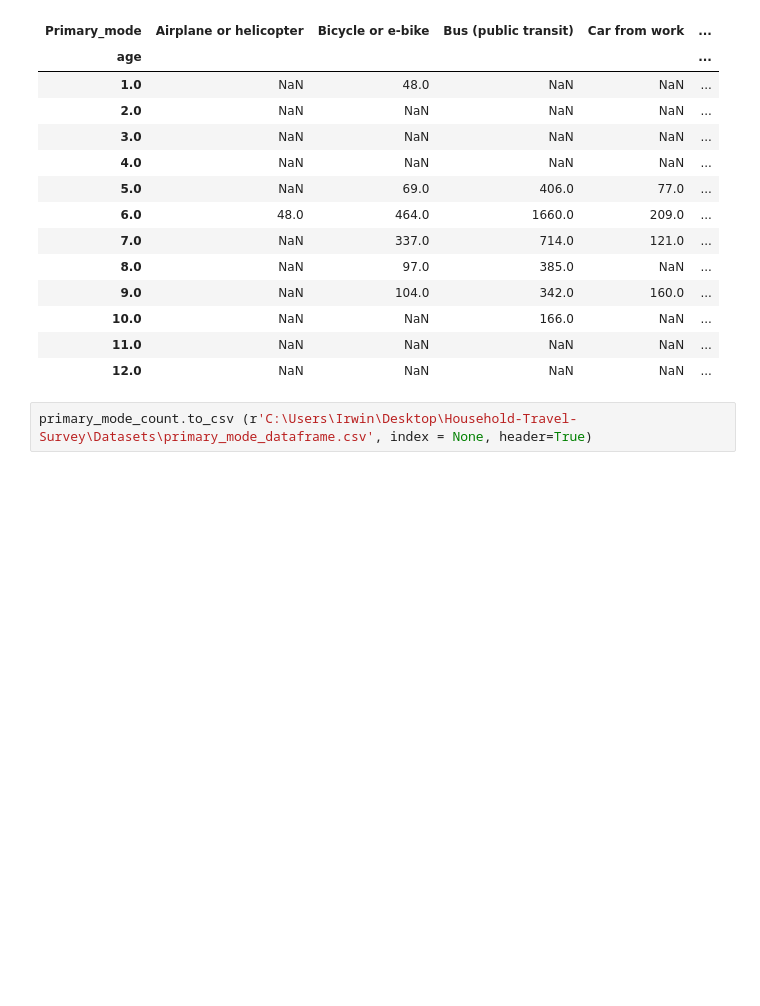
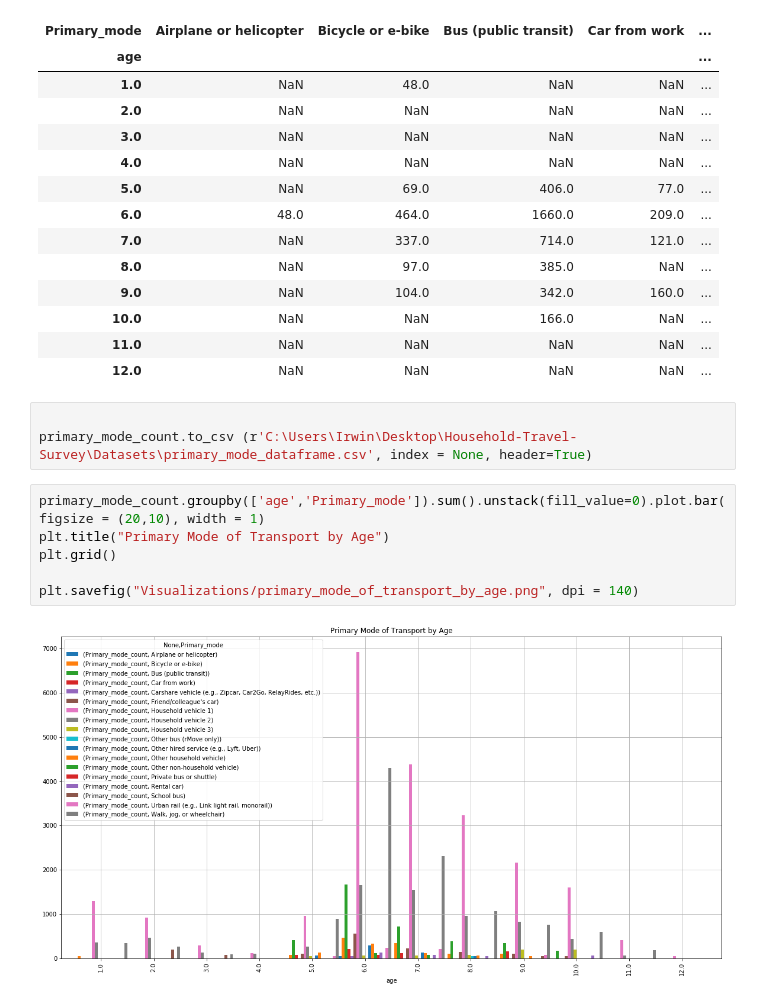
Before and after one commit to irwinmier96/Household-Travel-Survey, a Jupyter notebook: question_2.ipynb, the cells around one changed output. Saved outputs shown, nothing was run; the diff lists cells and outputs as text; blank space fills up the shorter version.

Commit message:
added the bar chart

```diff
--- a/question_2.ipynb
+++ b/question_2.ipynb
@@ -150,4 +150,13 @@ primary_mode_count.groupby(['age','Primary_mode']).sum()['Primary_mode_count'].u
 | 11.0 | NaN | NaN | NaN | NaN | ... |
 | 12.0 | NaN | NaN | NaN | NaN | ... |
 # %%
+
 primary_mode_count.to_csv (r'C:\Users\Irwin\Desktop\Household-Travel-Survey\Datasets\primary_mode_dataframe.csv', index = None, header=True)
+# %%
+primary_mode_count.groupby(['age','Primary_mode']).sum().unstack(fill_value=0).plot.bar(figsize = (20,10), width = 1)
+plt.title("Primary Mode of Transport by Age")
+plt.grid()
+
+plt.savefig("Visualizations/primary_mode_of_transport_by_age.png", dpi = 140)
+# %% [output]
+[figure, added]
```
Also changed, not shown: parts of 1 cell of this notebook, 1 other file.
